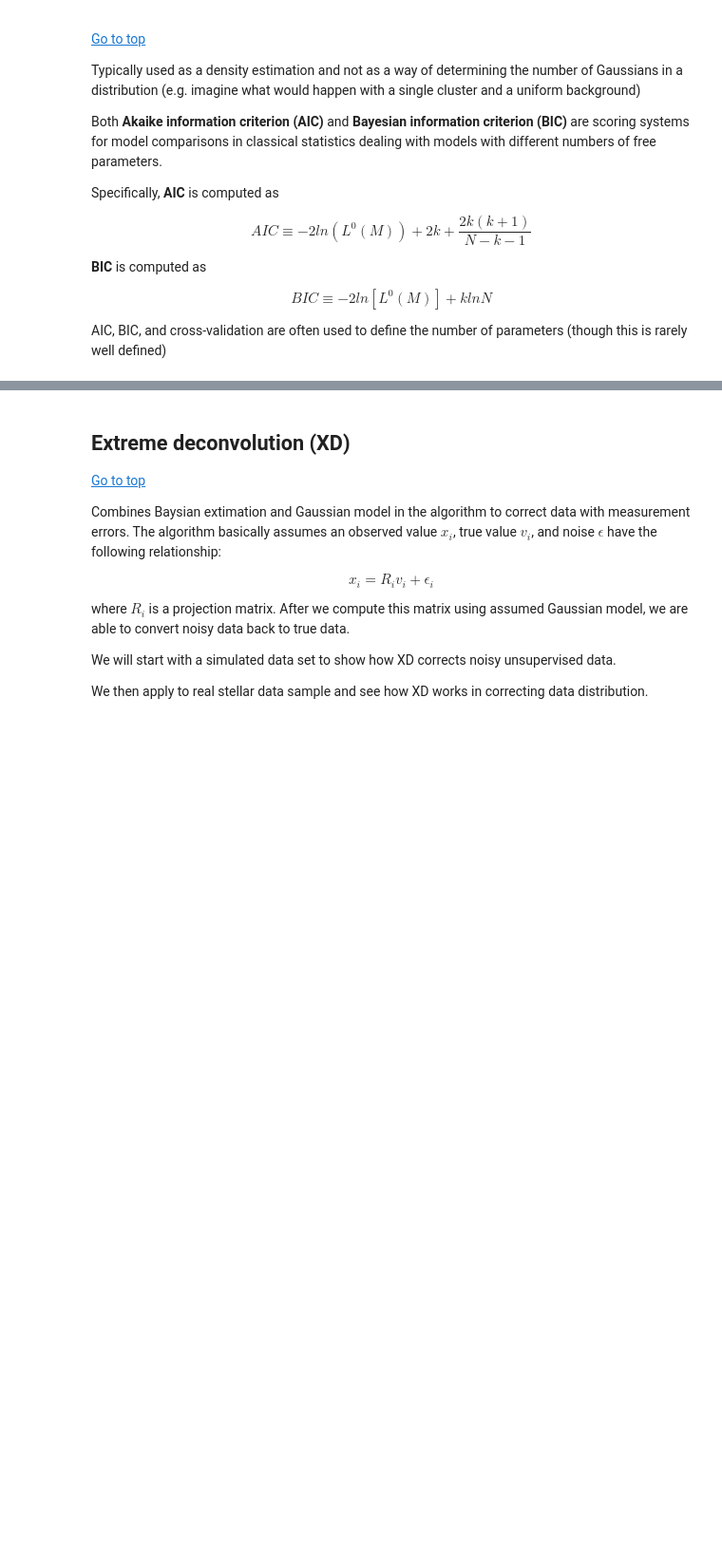
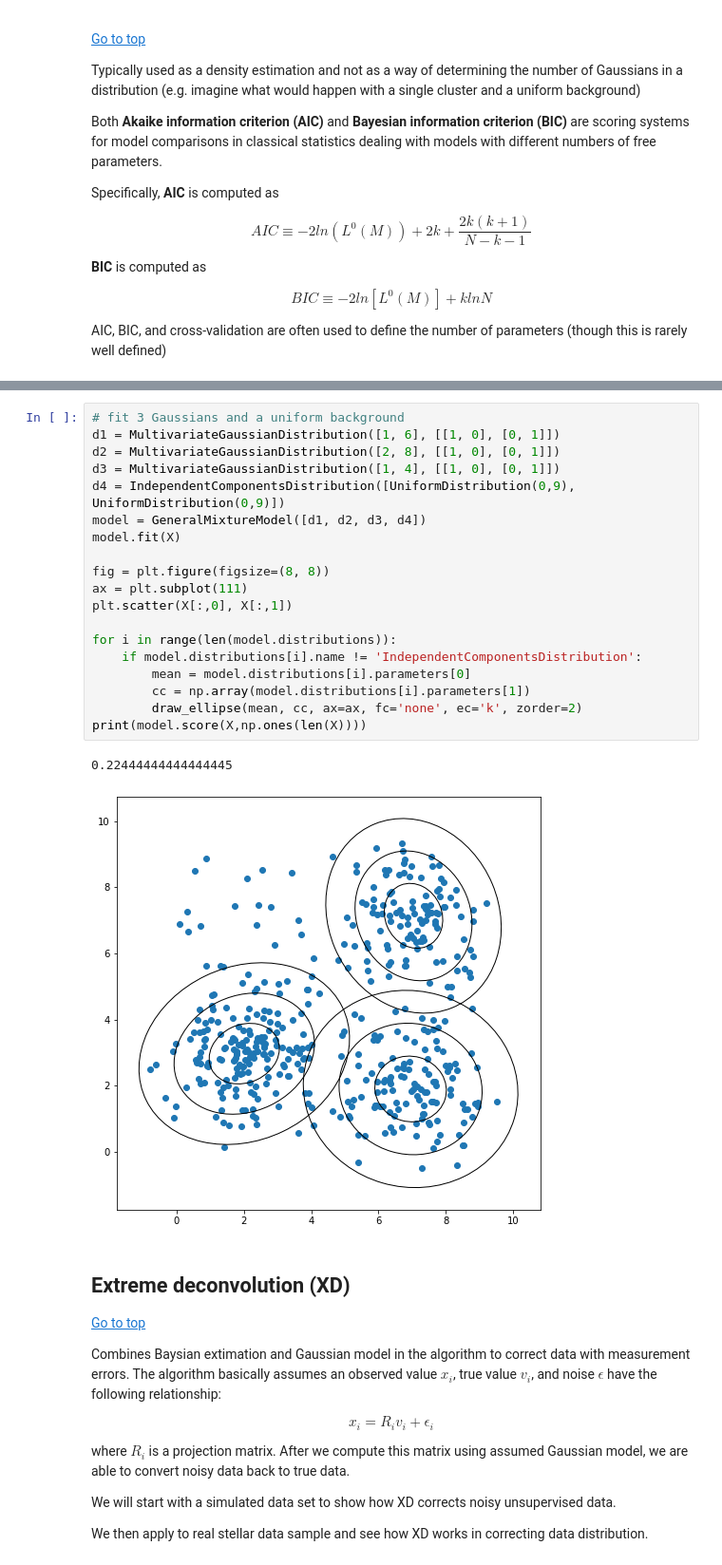
Before and after one commit to uw-astro/astr-598a-spr24, a Jupyter notebook: lectures/Lecture7-density-estimation.ipynb, the cells around one changed output, grey strips where cells are left out. Shown at 95% size. Cells and saved outputs as stored; diff of their text form; blank space fills up the shorter version.

```diff
--- a/lectures/Lecture7-density-estimation.ipynb
+++ b/lectures/Lecture7-density-estimation.ipynb
@@ -299,3 +419,25 @@ ax.set_ylabel('sin(i)')
+# %%
+# fit 3 Gaussians and a uniform background
+d1 = MultivariateGaussianDistribution([1, 6], [[1, 0], [0, 1]])
+d2 = MultivariateGaussianDistribution([2, 8], [[1, 0], [0, 1]])
+d3 = MultivariateGaussianDistribution([1, 4], [[1, 0], [0, 1]])
+d4 = IndependentComponentsDistribution([UniformDistribution(0,9), UniformDistribution(0,9)])
+model = GeneralMixtureModel([d1, d2, d3, d4])
+model.fit(X)
+
+fig = plt.figure(figsize=(8, 8))
+ax = plt.subplot(111)
+plt.scatter(X[:,0], X[:,1])
+
+for i in range(len(model.distributions)):
+    if model.distributions[i].name != 'IndependentComponentsDistribution':
+        mean = model.distributions[i].parameters[0]
+        cc = np.array(model.distributions[i].parameters[1])
+        draw_ellipse(mean, cc, ax=ax, fc='none', ec='k', zorder=2)
+print(model.score(X,np.ones(len(X))))
+# %% [output]
+0.22444444444444445
+[figure, added]
 # %% [markdown]
 ## Extreme deconvolution (XD) <a id='xd'></a>
 [Go to top](#toc)
```
Also changed, not shown: parts of 19 cells of this notebook.
